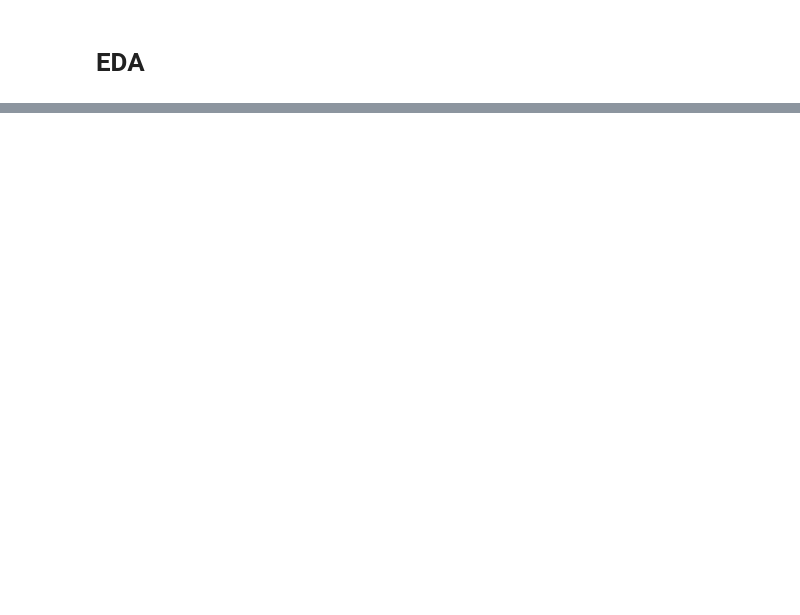
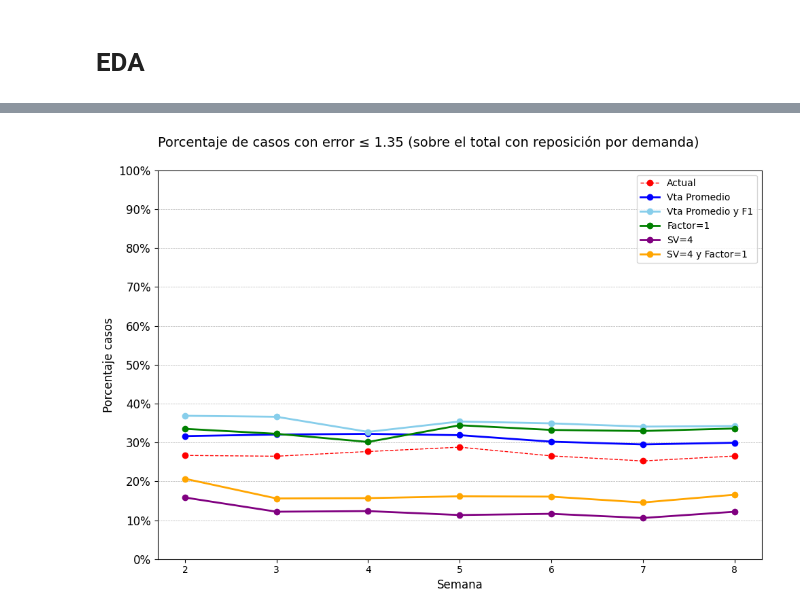
Before and after one commit to bi-retail-tricot/forecast, a Jupyter notebook: notebooks/03_genex.ipynb, the cells around one changed output, grey strips where cells are left out. Saved outputs shown, nothing was run; the diff lists cells and outputs as text; code cells hidden in the pictures; blank space fills up the shorter version.

```diff
--- a/notebooks/03_genex.ipynb
+++ b/notebooks/03_genex.ipynb
@@ -373,0 +708,33 @@ repo_summary.to_excel('../sandbox/repo_summary.xlsx', index=False)
+# %%
+import matplotlib.ticker as mtick
+
+plt.figure(figsize=(10,7))
+
+line1, = plt.plot(graph.index, graph["flag_error_forecast_tricot_mean"], marker="o", label="Actual", color='red', linewidth=1, linestyle='--')
+line2, = plt.plot(graph.index, graph["flag_error_forecast_vta_promedio_mean"], marker="o", label="Vta Promedio", color='blue', linewidth=2)
+line3, = plt.plot(graph.index, graph["flag_error_forecast_vta_promedio_f1_mean"], marker="o", label="Vta Promedio y F1", color='skyblue', linewidth=2)
+line4, = plt.plot(graph.index, graph["flag_error_forecast_f1_mean"], marker="o", label="Factor=1", color='green', linewidth=2)
+line5, = plt.plot(graph.index, graph["flag_error_forecast_sv4_mean"], marker="o", label="SV=4", color='purple', linewidth=2)
+line6, = plt.plot(graph.index, graph["flag_error_forecast_sv4_f1_mean"], marker="o", label="SV=4 y Factor=1", color='orange', linewidth=2)
+
+ax = plt.gca()
+ax.yaxis.set_major_formatter(mtick.PercentFormatter(xmax=1.0, decimals=0))
+
+plt.yticks(np.arange(0, 1.1, 0.1), size=12)
+
+plt.title(
+    "Porcentaje de casos con error ≤ 1.35 (sobre el total con reposición por demanda)",
+    size=14, loc='left', pad=25
+)
+
+plt.xlabel("Semana", size=12)
+plt.ylabel("Porcentaje casos", size=12)
+
+plt.legend(handles=[line1, line2, line3, line4, line5, line6])
+
+plt.grid(axis='y', linestyle='--', linewidth=0.5)
+plt.tight_layout()
+
+plt.show()
+# %% [output]
+[figure, added]
```
Also changed, not shown: parts of 69 cells of this notebook, 23 other files.
